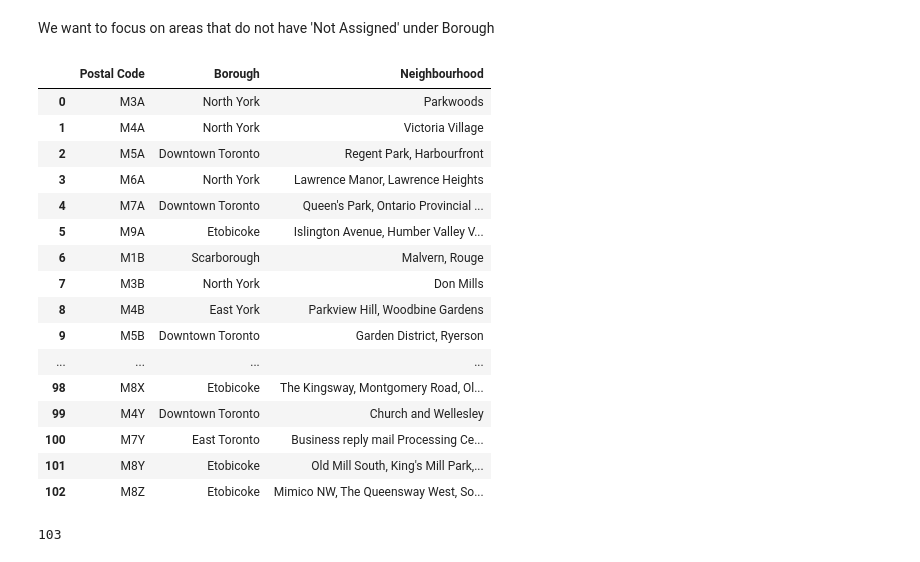
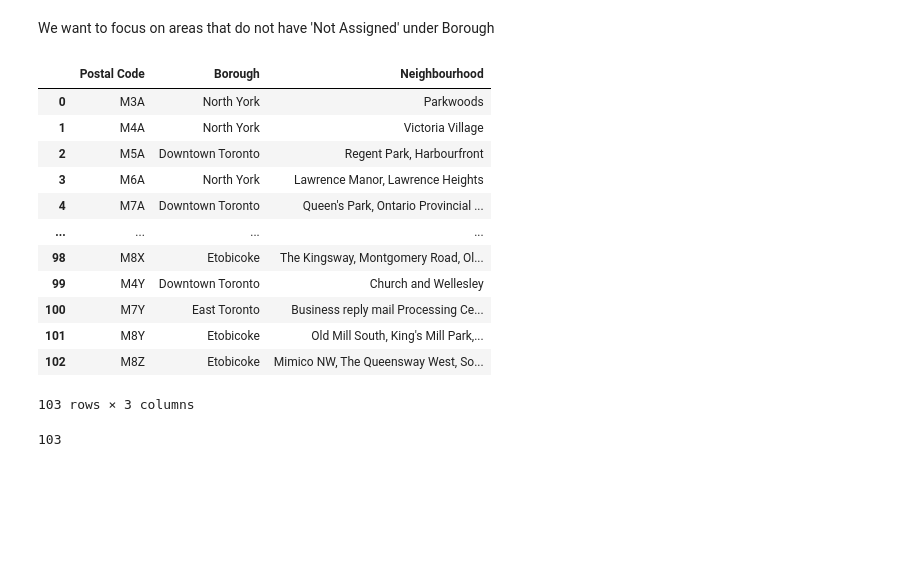
Before and after one commit to Enell261/Coursera_Capstone, a Jupyter notebook: clustering_Toronto.ipynb, the cells around one changed output. Drawn from its saved outputs; the diff is of its cells as text; code cells hidden in the pictures; blank space fills up the shorter version.

```diff
--- a/clustering_Toronto.ipynb
+++ b/clustering_Toronto.ipynb
@@ -23,4 +23,4 @@ len(page_tables)
 # %%
 # The table we need for the assignment is the first table on the page, so we get the first table on the page
 
-toronto_codes = page_tables[0]
+canada_codes = page_tables[0]
@@ -29,7 +43,7 @@ toronto_codes
 # %%
 # create a copy of the table so that we can work on it
 
-postal_codes = toronto_codes.copy()
+postal_codes = canada_codes.copy()
 postal_codes.shape
 # %% [output]
 (180, 3)
@@ -39,26 +53,22 @@ We want to focus on areas that do not have 'Not Assigned' under Borough
 postal_codes_cut = postal_codes[postal_codes['Borough'] != 'Not assigned']
 postal_codes_cut.reset_index(drop=True, inplace=True)
 # %%
-pd.set_option('display.max_rows', None)
+pd.set_option('display.max_rows', 10)
 postal_codes_cut
 # %% [output]
 |  | Postal Code | Borough | Neighbourhood |
 | 0 | M3A | North York | Parkwoods |
 | 1 | M4A | North York | Victoria Village |
 | 2 | M5A | Downtown Toronto | Regent Park, Harbourfront |
 | 3 | M6A | North York | Lawrence Manor, Lawrence Heights |
 | 4 | M7A | Downtown Toronto | Queen's Park, Ontario Provincial ... |
-| 5 | M9A | Etobicoke | Islington Avenue, Humber Valley V... |
-| 6 | M1B | Scarborough | Malvern, Rouge |
-| 7 | M3B | North York | Don Mills |
-| 8 | M4B | East York | Parkview Hill, Woodbine Gardens |
-| 9 | M5B | Downtown Toronto | Garden District, Ryerson |
 | ... | ... | ... | ... |
 | 98 | M8X | Etobicoke | The Kingsway, Montgomery Road, Ol... |
 | 99 | M4Y | Downtown Toronto | Church and Wellesley |
 | 100 | M7Y | East Toronto | Business reply mail Processing Ce... |
 | 101 | M8Y | Etobicoke | Old Mill South, King's Mill Park,... |
 | 102 | M8Z | Etobicoke | Mimico NW, The Queensway West, So... |
+103 rows × 3 columns
 # %%
 #Check if there are any duplicated area codes
 len(postal_codes_cut['Postal Code'].unique())
```
Also changed, not shown: parts of 45 cells of this notebook.
